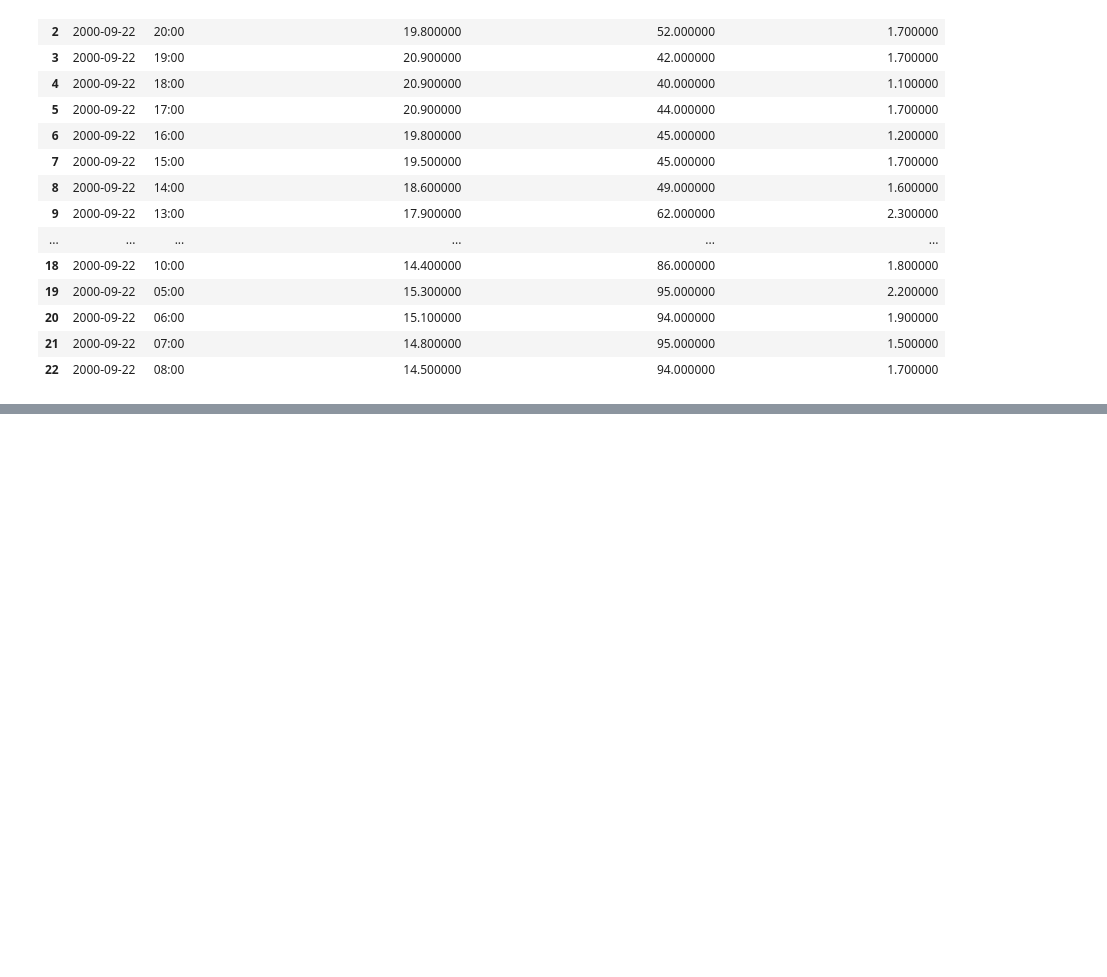
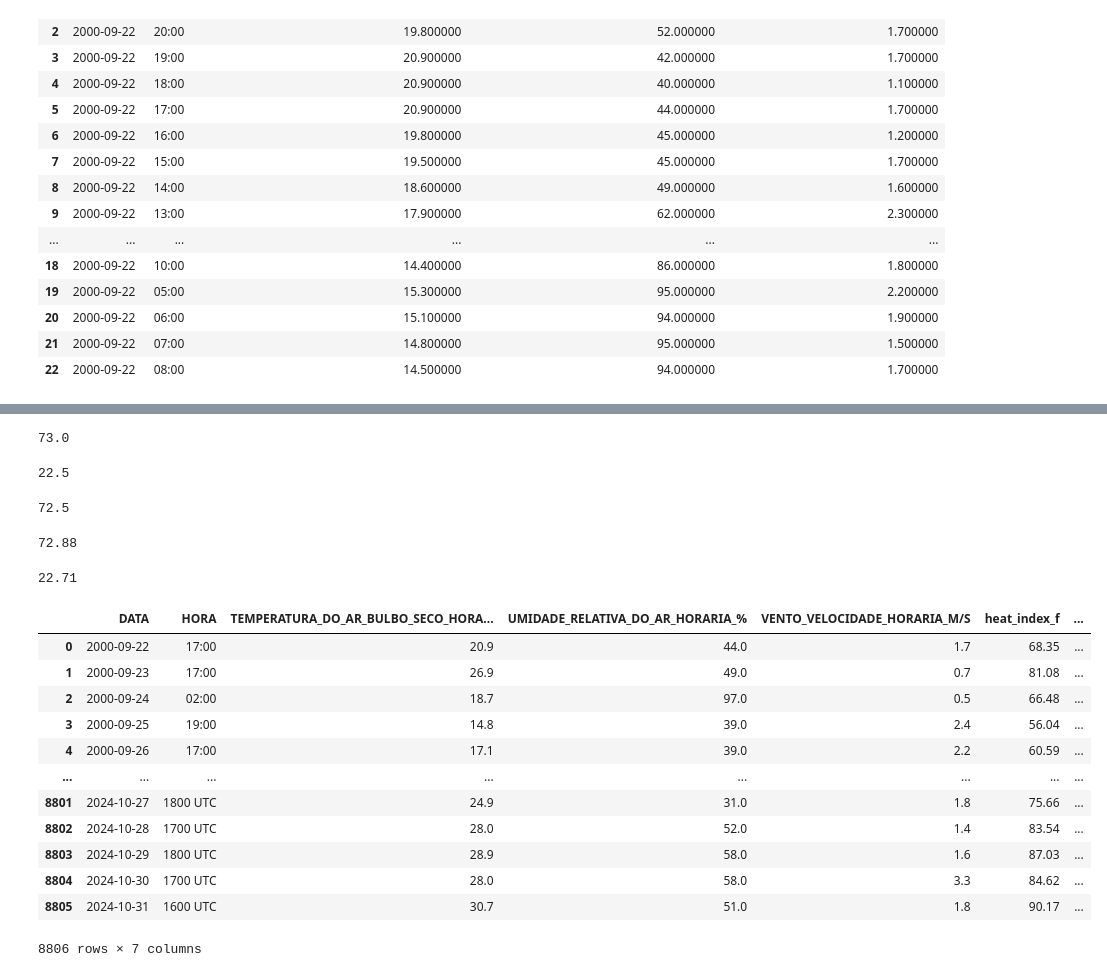
Before and after one commit to ThierrryScotto/trabalho_pratico, a Jupyter notebook: EDA_IMNET.ipynb, the cells around one changed output, grey strips where cells are left out. Saved outputs shown, nothing was run; the diff lists cells and outputs as text; code cells hidden in the pictures; blank space fills up the shorter version.

```diff
--- a/EDA_IMNET.ipynb
+++ b/EDA_IMNET.ipynb
@@ -444,4 +373,5 @@ df_sorted = dataset.sort_values(
     ascending=[True, False, False]
 )
 
-resultado = df_sorted.groupby("DATA").first().reset_index()
+grouped_df = df_sorted.groupby("DATA").first().reset_index()
+grouped_df.head(5)
@@ -463,0 +411,17 @@ resultado
+# %%
+# Converter Celsius para Fahrenheit
+temperature_fahrenheit = grouped_df['TEMPERATURA_DO_AR_BULBO_SECO_HORARIA_C'].values * 9/5 + 32
+
+# aplicando a unidade de medida
+temperature_fahrenheit = temperature_fahrenheit * units.degF
+relative_humidity = grouped_df['UMIDADE_RELATIVA_DO_AR_HORARIA_%'].values * units.percent
+
+# Calcular o Heat Index (em Fahrenheit)
+heat_index_fahrenheit = heat_index(temperature_fahrenheit, relative_humidity)
+
+# Converter o resultado de volta para Celsius
+grouped_df['heat_index_f'] = heat_index_fahrenheit.round(2)
+grouped_df['heat_index_c'] = ((grouped_df['heat_index_f'].values - 32) * 5/9).round(2)
+
+print(f"Heat Index (HI) em Celsius: {grouped_df['heat_index_c']}\n\n")
+print(f"Heat Index (HI) em fahrenheit: {grouped_df['heat_index_f']}")
@@ -463,0 +450,36 @@ resultado
+# %%
+grouped_df['UMIDADE_RELATIVA_DO_AR_HORARIA_%'][num]
+# %% [output]
+73.0
+# %%
+grouped_df['TEMPERATURA_DO_AR_BULBO_SECO_HORARIA_C'][num]
+# %% [output]
+22.5
+# %%
+(grouped_df['TEMPERATURA_DO_AR_BULBO_SECO_HORARIA_C'].values * 9/5 + 32)[num]
+# %% [output]
+72.5
+# %%
+grouped_df['heat_index_f'][num]
+# %% [output]
+72.88
+# %%
+grouped_df['heat_index_c'][num]
+# %% [output]
+22.71
+# %%
+grouped_df
+# %% [output]
+|  | DATA | HORA | TEMPERATURA_DO_AR_BULBO_SECO_HORA... | UMIDADE_RELATIVA_DO_AR_HORARIA_% | VENTO_VELOCIDADE_HORARIA_M/S | heat_index_f | ... |
+| 0 | 2000-09-22 | 17:00 | 20.9 | 44.0 | 1.7 | 68.35 | ... |
+| 1 | 2000-09-23 | 17:00 | 26.9 | 49.0 | 0.7 | 81.08 | ... |
+| 2 | 2000-09-24 | 02:00 | 18.7 | 97.0 | 0.5 | 66.48 | ... |
+| 3 | 2000-09-25 | 19:00 | 14.8 | 39.0 | 2.4 | 56.04 | ... |
+| 4 | 2000-09-26 | 17:00 | 17.1 | 39.0 | 2.2 | 60.59 | ... |
+| ... | ... | ... | ... | ... | ... | ... | ... |
+| 8801 | 2024-10-27 | 1800 UTC | 24.9 | 31.0 | 1.8 | 75.66 | ... |
+| 8802 | 2024-10-28 | 1700 UTC | 28.0 | 52.0 | 1.4 | 83.54 | ... |
+| 8803 | 2024-10-29 | 1800 UTC | 28.9 | 58.0 | 1.6 | 87.03 | ... |
+| 8804 | 2024-10-30 | 1700 UTC | 28.0 | 58.0 | 3.3 | 84.62 | ... |
+| 8805 | 2024-10-31 | 1600 UTC | 30.7 | 51.0 | 1.8 | 90.17 | ... |
+8806 rows × 7 columns
```
Also changed, not shown: parts of 15 cells of this notebook.
